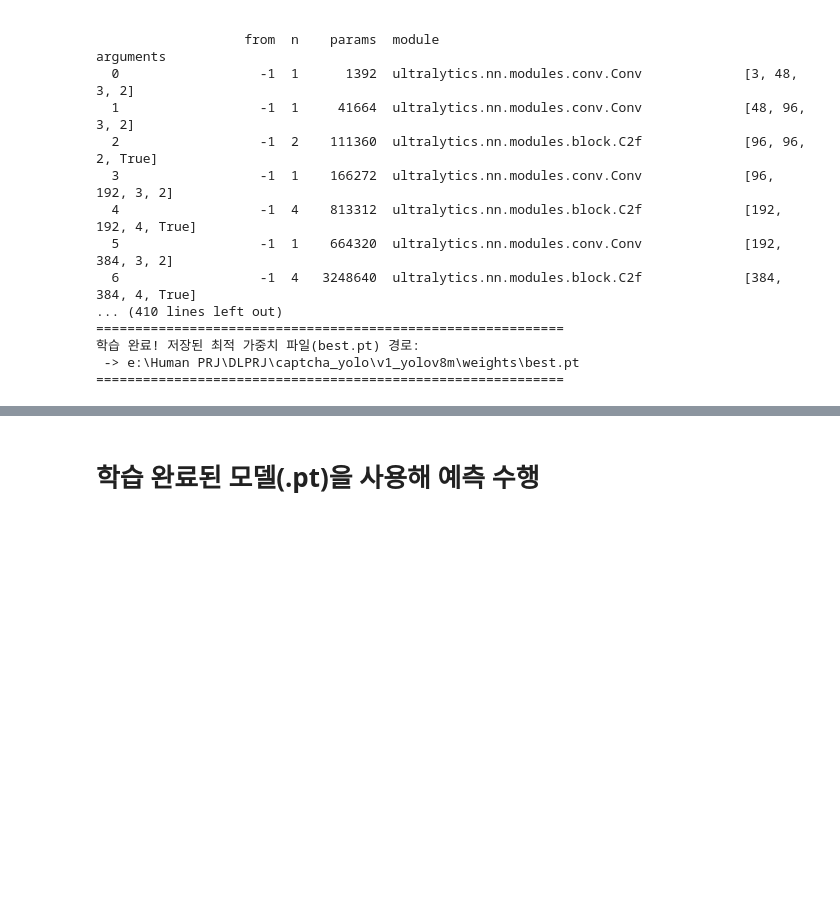
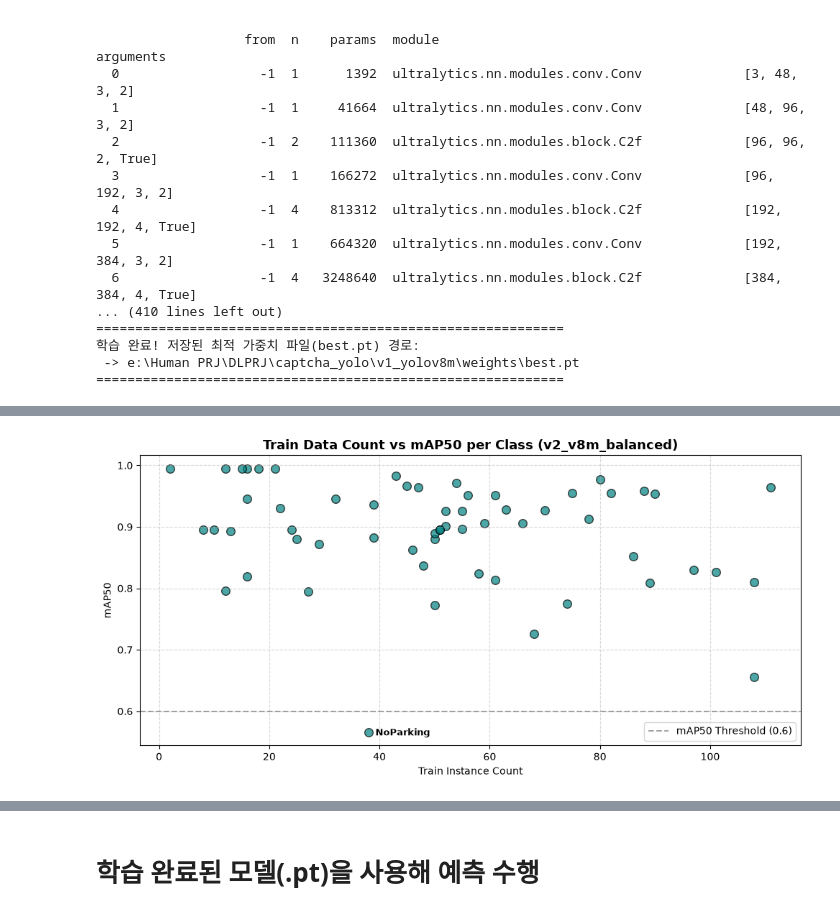
Before and after one commit to SungJin-Park530/DLPRJ, a Jupyter notebook: 박성진_딥러닝프로젝트.ipynb, the cells around one changed output, grey strips where cells are left out. Drawn from its saved outputs; the diff is of its cells as text; code cells hidden in the pictures; blank space fills up the shorter version.

```diff
--- a/박성진_딥러닝프로젝트.ipynb
+++ b/박성진_딥러닝프로젝트.ipynb
@@ -439,0 +662,94 @@ Overriding model.yaml nc=80 with nc=59
+# %%
+# 새로 학습된 모델에 대한 성능 평가
+
+%matplotlib inline
+import os
+import glob
+import pandas as pd
+import numpy as np
+import matplotlib.pyplot as plt
+from ultralytics import YOLO
+
+# 1. v2_v8m_balanced 모델 가중치 로드
+model_path_v2 = './runs/detect/captcha_yolo/v2_v8m_balanced/weights/best.pt'
+model_v2 = YOLO(model_path_v2)
+
+# 2. test 데이터셋 전체 평가 실행 (split='test')
+print("=== [v2_v8m_balanced] test 데이터셋 클래스별 평가 진행 중... ===")
+results_v2 = model_v2.val(data=yaml_path, split='test', verbose=False)
+
+# 3. 클래스별 평가지표 추출
+class_names = model_v2.names
+class_map50 = results_v2.box.maps
+class_precision = results_v2.box.p
+class_recall = results_v2.box.r
+
+# 4. Train 데이터셋 객체(Instance) 수량 재집계 (기존 방식 유지)
+train_label_dir = os.path.join(os.path.dirname(yaml_path), 'train', 'labels')
+label_files = glob.glob(os.path.join(train_label_dir, '*.txt'))
+
+class_counts = {idx: 0 for idx in class_names.keys()}
+for file_path in label_files:
+    with open(file_path, 'r') as f:
+        lines = f.readlines()
+        for line in lines:
+            parts = line.strip().split()
+            if parts:
+                cls_id = int(parts[0])
+                if cls_id in class_counts:
+                    class_counts[cls_id] += 1
+
+# 5. 데이터프레임 구축
+df_metrics_v2 = []
+for idx, name in class_names.items():
+    p = class_precision[idx] if idx < len(class_precision) else 0.0
+    r = class_recall[idx] if idx < len(class_recall) else 0.0
+    ap = class_map50[idx] if idx < len(class_map50) else 0.0
+
+    df_metrics_v2.append({
+        'Class_ID': idx,
+        'Class_Name': name,
+        'Train_Count': class_counts.get(idx, 0),
+        'Precision': round(float(p), 4),
+        'Recall': round(float(r), 4),
+        'mAP50': round(float(ap), 4)
+    })
+
+df_result_v2 = pd.DataFrame(df_metrics_v2)
+
+# 6. 전체 요약 성능 출력
+print("\n" + "="*50)
+print(f" [v2_v8m_balanced 전체 요약 지표 (Test Set)]")
+print(f" - Overall Precision : {results_v2.box.mp:.4f}")
+print(f" - Overall Recall    : {results_v2.box.mr:.4f}")
+print(f" - Overall mAP50     : {results_v2.box.map50:.4f}")
+print("="*50)
+
+# 7. mAP50 기준 성능 취약 클래스 Top 10 출력
+print("\n [v2_v8m_balanced - mAP50 기준 취약 클래스 Top 10]")
+print(df_result_v2.sort_values(by='mAP50', ascending=True).head(10)[['Class_ID', 'Class_Name', 'Train_Count', 'Precision', 'Recall', 'mAP50']].to_string(index=False))
+
+# 8. Train_Count vs mAP50 산점도 시각화
+plt.figure(figsize=(10, 5))
+plt.scatter(df_result_v2['Train_Count'], df_result_v2['mAP50'], color='teal', alpha=0.7, edgecolors='k', s=70)
+
+for _, row in df_result_v2.iterrows():
+    if row['mAP50'] < 0.6:
+        plt.annotate(
+            row['Class_Name'],
+            (row['Train_Count'], row['mAP50']),
+            fontsize=9,
+            xytext=(7, -3),
+            textcoords='offset points',
+            fontweight='bold'
+        )
+
+plt.title('Train Data Count vs mAP50 per Class (v2_v8m_balanced)', fontsize=13, fontweight='bold')
+plt.xlabel('Train Instance Count')
+plt.ylabel('mAP50')
+plt.axhline(0.6, color='gray', linestyle='--', alpha=0.7, label='mAP50 Threshold (0.6)')
+plt.grid(True, linestyle='--', alpha=0.5)
+plt.legend(loc='lower right')
+plt.tight_layout()
+plt.show()
+# %% [output]
@@ -439,0 +773 @@ Overriding model.yaml nc=80 with nc=59
+[figure, added]
```
Also changed, not shown: parts of 10 cells of this notebook.
